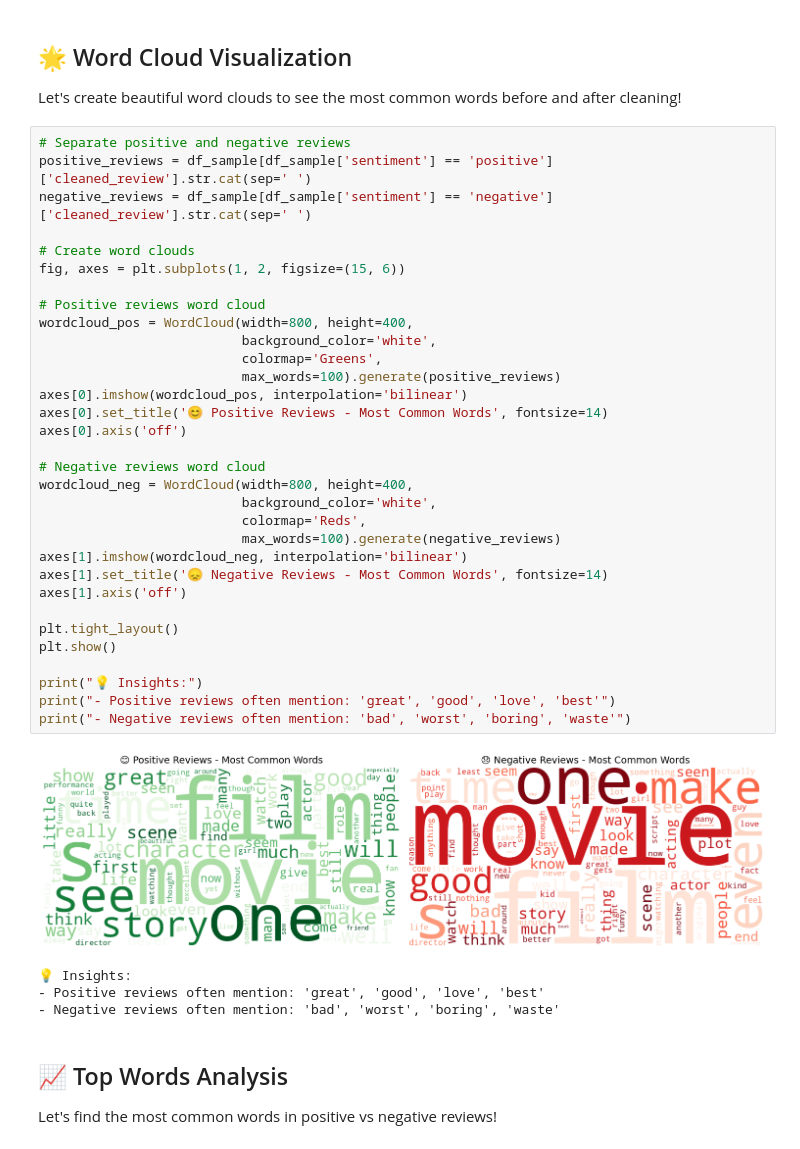
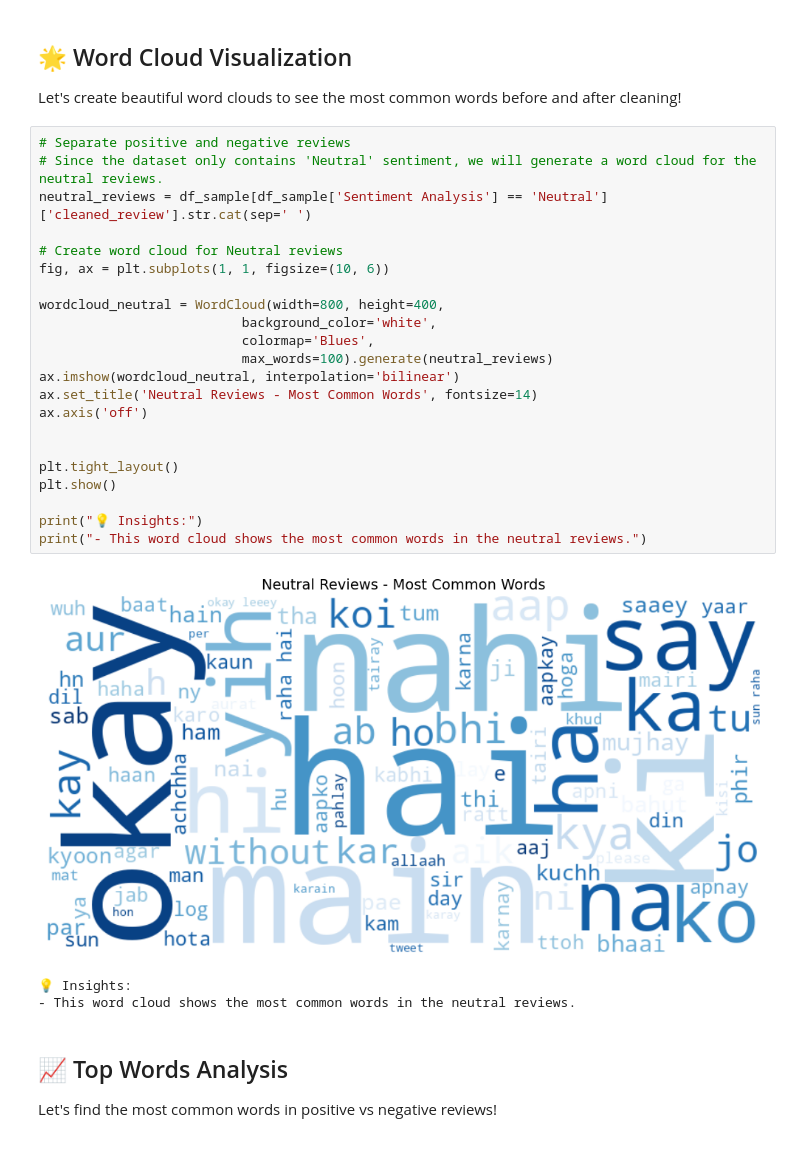
Before and after one commit to jokefun022/First-Project, a Jupyter notebook: Text_Data_Cleaning.ipynb, the cells around one changed output. Drawn from its saved outputs; the diff is of its cells as text.

```diff
--- a/Text_Data_Cleaning.ipynb
+++ b/Text_Data_Cleaning.ipynb
@@ -655,43 +654,32 @@ Total characters removed: 284,885
 ## 🌟 Word Cloud Visualization
 
 Let's create beautiful word clouds to see the most common words before and after cleaning!
-# %%
-# Separate positive and negative reviews
-positive_reviews = df_sample[df_sample['sentiment'] == 'positive']['cleaned_review'].str.cat(sep=' ')
-negative_reviews = df_sample[df_sample['sentiment'] == 'negative']['cleaned_review'].str.cat(sep=' ')
-
-# Create word clouds
-fig, axes = plt.subplots(1, 2, figsize=(15, 6))
-
-# Positive reviews word cloud
-wordcloud_pos = WordCloud(width=800, height=400,
-                          background_color='white',
-                          colormap='Greens',
-                          max_words=100).generate(positive_reviews)
-axes[0].imshow(wordcloud_pos, interpolation='bilinear')
-axes[0].set_title('😊 Positive Reviews - Most Common Words', fontsize=14)
-axes[0].axis('off')
-
-# Negative reviews word cloud
-wordcloud_neg = WordCloud(width=800, height=400,
-                          background_color='white',
-                          colormap='Reds',
-                          max_words=100).generate(negative_reviews)
-axes[1].imshow(wordcloud_neg, interpolation='bilinear')
-axes[1].set_title('😞 Negative Reviews - Most Common Words', fontsize=14)
-axes[1].axis('off')
-
-plt.tight_layout()
-plt.show()
-
-print("💡 Insights:")
-print("- Positive reviews often mention: 'great', 'good', 'love', 'best'")
-print("- Negative reviews often mention: 'bad', 'worst', 'boring', 'waste'")
-# %% [output]
-[figure, removed]
-💡 Insights:
-- Positive reviews often mention: 'great', 'good', 'love', 'best'
-- Negative reviews often mention: 'bad', 'worst', 'boring', 'waste'
+# %%
+# Separate positive and negative reviews
+# Since the dataset only contains 'Neutral' sentiment, we will generate a word cloud for the neutral reviews.
+neutral_reviews = df_sample[df_sample['Sentiment Analysis'] == 'Neutral']['cleaned_review'].str.cat(sep=' ')
+
+# Create word cloud for Neutral reviews
+fig, ax = plt.subplots(1, 1, figsize=(10, 6))
+
+wordcloud_neutral = WordCloud(width=800, height=400,
+                          background_color='white',
+                          colormap='Blues',
+                          max_words=100).generate(neutral_reviews)
+ax.imshow(wordcloud_neutral, interpolation='bilinear')
+ax.set_title('Neutral Reviews - Most Common Words', fontsize=14)
+ax.axis('off')
+
+
+plt.tight_layout()
+plt.show()
+
+print("💡 Insights:")
+print("- This word cloud shows the most common words in the neutral reviews.")
+# %% [output]
+[figure, added]
+💡 Insights:
+- This word cloud shows the most common words in the neutral reviews.
 # %% [markdown]
 ## 📈 Top Words Analysis
 
```
Also changed, not shown: parts of 11 cells of this notebook.
